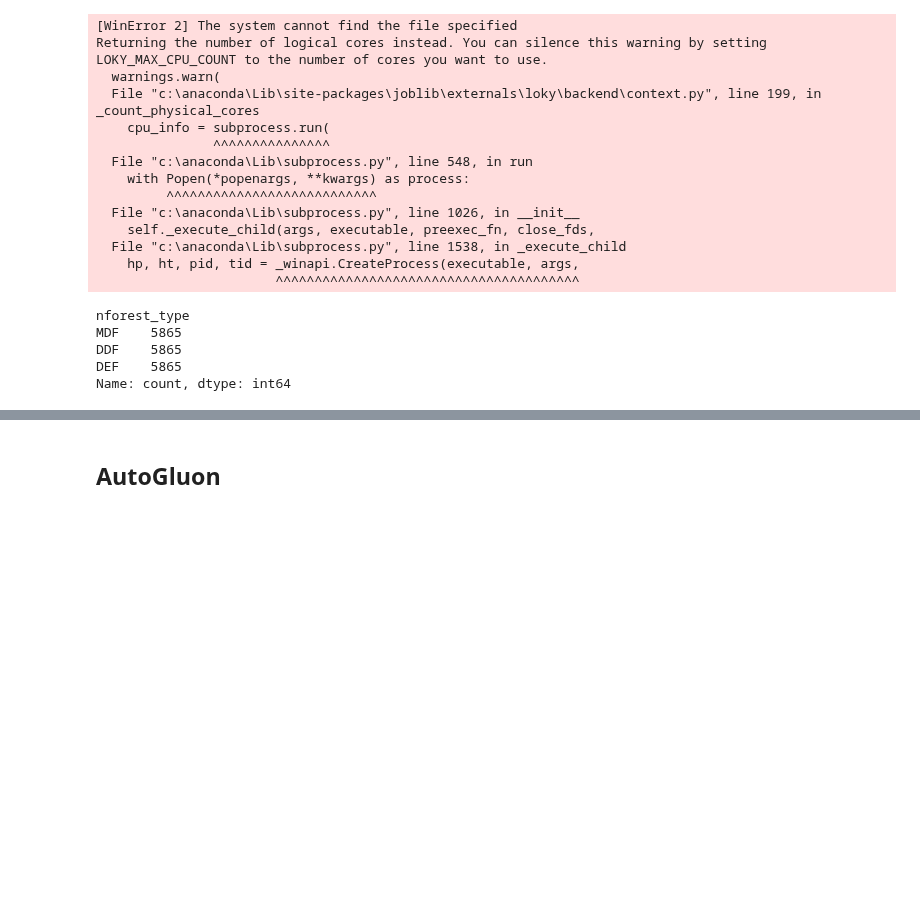
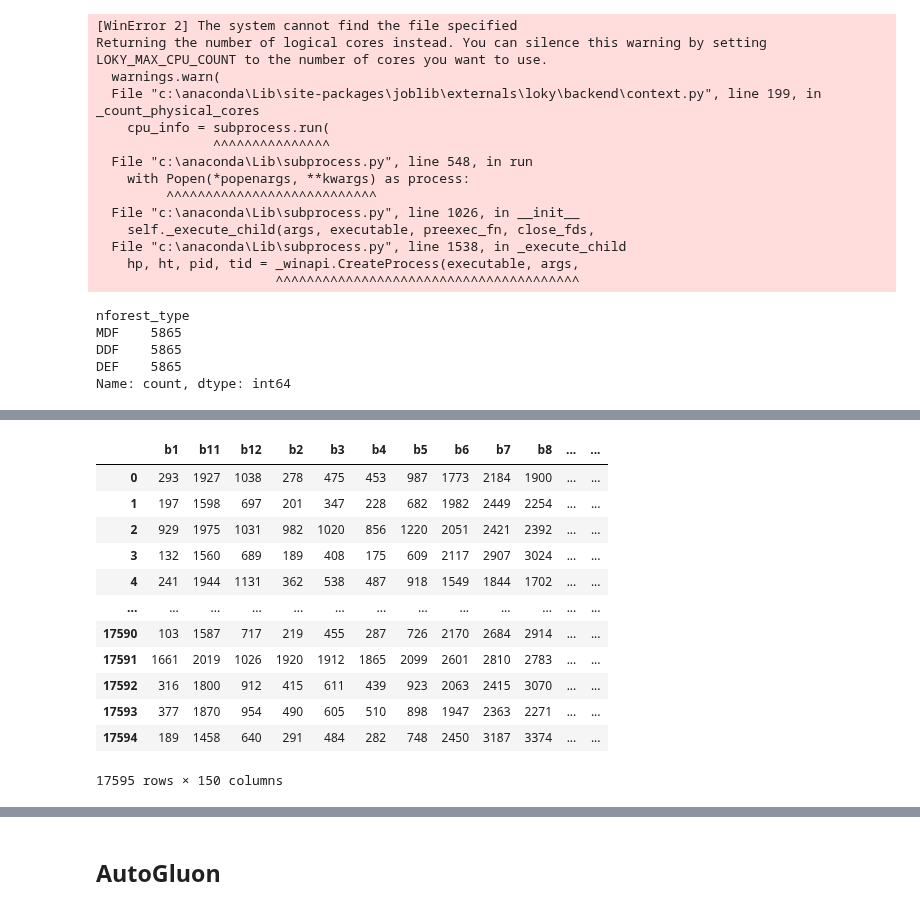
Before and after one commit to xHexlabx/SuperAI_SS4_Recap, a Jupyter notebook: SuperAI_SS4_Level_2/Hack_7_Forest_Type_Classification/Forest_Type_Classification.ipynb, the cells around one changed output, grey strips where cells are left out. Saved outputs shown, nothing was run; the diff lists cells and outputs as text; code cells hidden in the pictures; blank space fills up the shorter version.

```diff
--- a/SuperAI_SS4_Level_2/Hack_7_Forest_Type_Classification/Forest_Type_Classification.ipynb
+++ b/SuperAI_SS4_Level_2/Hack_7_Forest_Type_Classification/Forest_Type_Classification.ipynb
@@ -134,0 +193,16 @@ Name: count, dtype: int64
+# %%
+train_df
+# %% [output]
+|  | b1 | b11 | b12 | b2 | b3 | b4 | b5 | b6 | b7 | b8 | ... | ... |
+| 0 | 293 | 1927 | 1038 | 278 | 475 | 453 | 987 | 1773 | 2184 | 1900 | ... | ... |
+| 1 | 197 | 1598 | 697 | 201 | 347 | 228 | 682 | 1982 | 2449 | 2254 | ... | ... |
+| 2 | 929 | 1975 | 1031 | 982 | 1020 | 856 | 1220 | 2051 | 2421 | 2392 | ... | ... |
+| 3 | 132 | 1560 | 689 | 189 | 408 | 175 | 609 | 2117 | 2907 | 3024 | ... | ... |
+| 4 | 241 | 1944 | 1131 | 362 | 538 | 487 | 918 | 1549 | 1844 | 1702 | ... | ... |
+| ... | ... | ... | ... | ... | ... | ... | ... | ... | ... | ... | ... | ... |
+| 17590 | 103 | 1587 | 717 | 219 | 455 | 287 | 726 | 2170 | 2684 | 2914 | ... | ... |
+| 17591 | 1661 | 2019 | 1026 | 1920 | 1912 | 1865 | 2099 | 2601 | 2810 | 2783 | ... | ... |
+| 17592 | 316 | 1800 | 912 | 415 | 611 | 439 | 923 | 2063 | 2415 | 3070 | ... | ... |
+| 17593 | 377 | 1870 | 954 | 490 | 605 | 510 | 898 | 1947 | 2363 | 2271 | ... | ... |
+| 17594 | 189 | 1458 | 640 | 291 | 484 | 282 | 748 | 2450 | 3187 | 3374 | ... | ... |
+17595 rows × 150 columns
```
Also changed, not shown: parts of 23 cells of this notebook, 4 other files.
